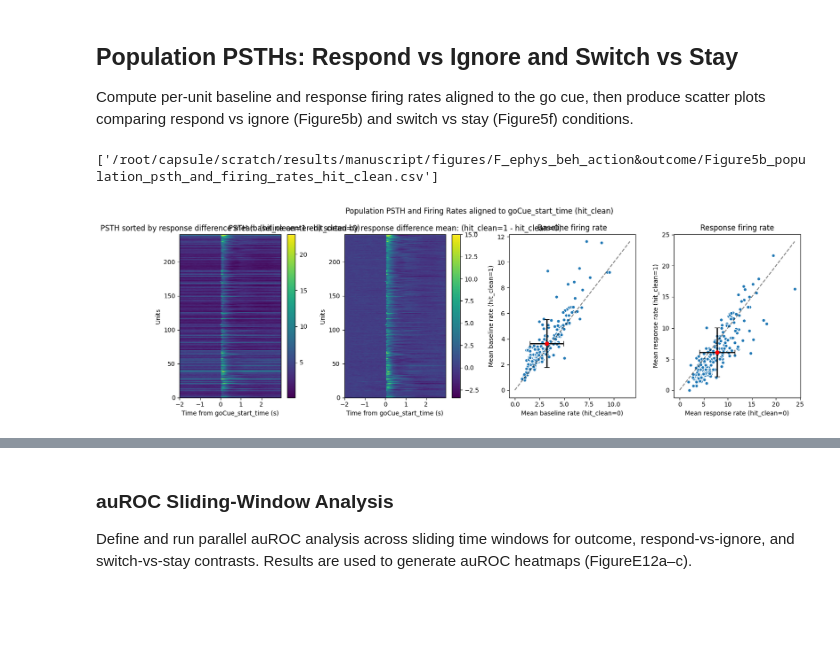
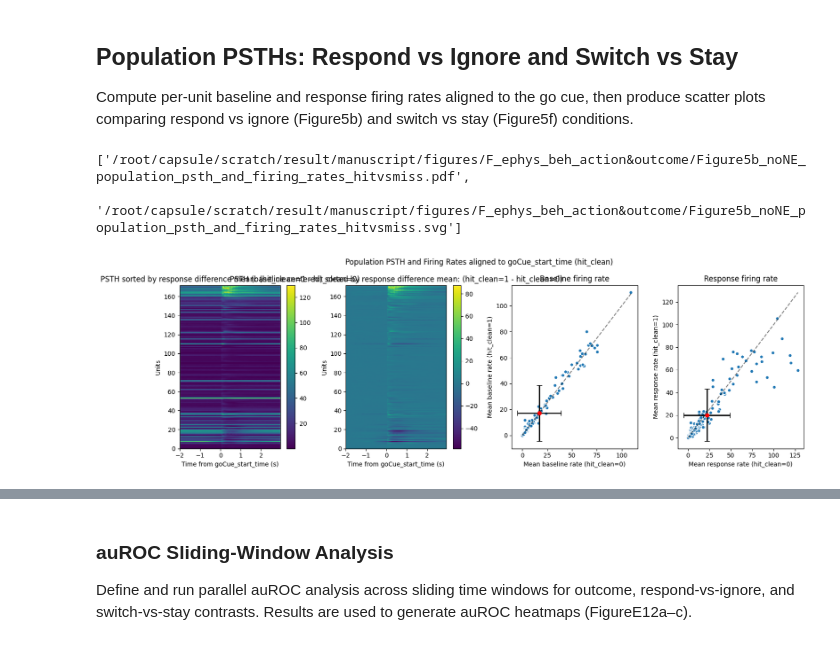
Before and after one commit to AllenNeuralDynamics/LC-beh-physiology-analysis, a Jupyter notebook: code/beh_ephys_analysis/session_combine/manuscript_figures/F_ephys_behavior_action&outcome.ipynb, the cells around one changed output, grey strips where cells are left out. Drawn from its saved outputs; the diff is of its cells as text; code cells hidden in the pictures; blank space fills up the shorter version.

```diff
--- a/code/beh_ephys_analysis/session_combine/manuscript_figures/F_ephys_behavior_action&outcome.ipynb
+++ b/code/beh_ephys_analysis/session_combine/manuscript_figures/F_ephys_behavior_action&outcome.ipynb
@@ -192,6 +192,16 @@ density = False
 combined_tagged_units_filtered, combined_tagged_units, fig, axes = apply_qc(combined_tagged_units, constraints, density=density)
 combined_tagged_units.rename(columns={'unit': 'unit_id'}, inplace=True)
 combined_tagged_units['unit_id'] = combined_tagged_units['unit_id'].apply(to_str_intlike)
+combined_tagged_units_filtered = combined_tagged_units[combined_tagged_units['selected_qc_only']].copy()
+combined_tagged_units_filtered['opto_sure'] = combined_tagged_units_filtered['selected'].values
+# Broad boundary marking all possible NE neurons
+NE_maybe = {'p_max': [0.3, 1.1],
+            'sig_counts': [4.5, 5.5]}
+
+combined_tagged_units_filtered['opto_maybe'] = (
+    combined_tagged_units_filtered['p_max'].between(*NE_maybe['p_max']) &
+    combined_tagged_units_filtered['sig_counts'].between(*NE_maybe['sig_counts'])
+)
 combined_tagged_units_filtered.rename(columns={'unit': 'unit_id'}, inplace=True)
 combined_tagged_units_filtered['unit_id'] = combined_tagged_units_filtered['unit_id'].apply(to_str_intlike)
 fig.savefig(fname=os.path.join(target_folder, f'unit_quality_metrics_summary_density_{density}.pdf'))
@@ -271,15 +283,15 @@ model_combined = model_combined.merge(combined_labeled_beh[['session', 'selected
 # model_combined = model_combined[model_combined['selected']]`
 # %%
 # Combine all features
-features_combined = pd.merge(model_combined, wf_features, on=['session', 'unit_id'], suffixes=('', '_wf'), how='outer')
-features_combined = pd.merge(features_combined, basic_ephys_df, on=['session', 'unit_id'], suffixes=('', '_be'), how='outer')
+# features_combined = pd.merge(model_combined, wf_features, on=['session', 'unit_id'], suffixes=('', '_wf'), how='outer')
+features_combined = pd.merge(model_combined, basic_ephys_df, on=['session', 'unit_id'], suffixes=('', '_be'), how='outer')
 response_tbl = pd.read_csv(
     os.path.join(capsule_dirs["manuscript_fig_prep_dir"], 'response_regression', f'response_ratio_{criteria_name}_go_cue.csv')
 )
 response_tbl['unit_id'] = response_tbl['unit'].apply(to_str_intlike)
 features_combined = features_combined.merge(response_tbl, on=['session', 'unit_id'], how='outer')
 
-features_combined = features_combined.merge(combined_tagged_units[['session', 'unit_id', 'probe', 'sex', 'x_ccf', 'y_ccf', 'z_ccf', 'tier_1', 'tier_2', 'isi_violations', 'sd']], on=['session', 'unit_id'], how='right')
+features_combined = features_combined.merge(combined_tagged_units_filtered[['session', 'unit_id', 'probe', 'sex', 'x_ccf', 'y_ccf', 'z_ccf', 'isi_violations', 'sd', 'opto_maybe', 'opto_sure']], on=['session', 'unit_id'], how='right')
 features_combined['be_filter'].fillna(False, inplace=True)
 features_combined['selected'].fillna(False, inplace=True)
 # filter with combined_tagged_units_filtered
@@ -559,7 +571,8 @@ def plot_psth_and_cat_firing_rate(features_combined, cat_col, align_time, bl_win
     # Parallel over selected units
     # ----------------------------
     mask = features_combined["selected"].values.astype(bool)
-    rows = list(features_combined[mask].to_dict("records"))
+    rows = list(features_combined.to_dict("records"))
+
 
     results = Parallel(n_jobs=-1, prefer="processes")(
         delayed(_process_one_unit)(
@@ -667,19 +680,24 @@ def plot_psth_and_cat_firing_rate(features_combined, cat_col, align_time, bl_win
 
     os.makedirs(target_folder, exist_ok=True)
     if panels is not None:
-        save_panels(fig, target_folder, f"population_psth_and_firing_rates_{cat_col}", panels, exts=('pdf', 'svg'))
+        save_panels(fig, target_folder, f"no_NE_population_psth_and_firing_rates_{cat_col}", panels, exts=('pdf', 'svg'))
     else:
-        fig.savefig(os.path.join(target_folder, f"population_psth_and_firing_rates_{cat_col}.pdf"))
-        fig.savefig(os.path.join(target_folder, f"population_psth_and_firing_rates_{cat_col}.svg"))
+        fig.savefig(os.path.join(target_folder, f"no_NE_population_psth_and_firing_rates_{cat_col}.pdf"))
+        fig.savefig(os.path.join(target_folder, f"no_NE_population_psth_and_firing_rates_{cat_col}.svg"))
     return fig, axes, mean_1_baseline, mean_1_response, mean_0_baseline, mean_0_response, sessions, unit_ids, time
+# %%
+mask_noNE = ~features_combined["opto_maybe"].values.astype(bool)
+mask = features_combined["selected"].values.astype(bool)
+features_combined_noNE = features_combined[mask_noNE].copy()
 # %%
-fig, axes, mean_1_baseline, mean_1_response, mean_0_baseline, mean_0_response, sessions, unit_ids, time = plot_psth_and_cat_firing_rate(features_combined, 'hit_clean', 'goCue_start_time', bl_win=(-2, 0.01), resp_win=(0.001, 0.3), target_folder=target_folder, panels=['Figure5b'])
-save_panels(fig, target_folder, 'population_psth_and_firing_rates_hitvsmiss', ['Figure5b'], exts=('pdf', 'svg'))
-save_panel_csv(columns_to_df(session=sessions, unit_id=unit_ids, respond_baseline=mean_1_baseline, ignore_baseline=mean_0_baseline), target_folder, 'population_psth_and_firing_rates_hit_clean', ['Figure5b'])
+fig, axes, mean_1_baseline, mean_1_response, mean_0_baseline, mean_0_response, sessions, unit_ids, time = plot_psth_and_cat_firing_rate(features_combined_noNE, 'hit_clean', 'goCue_start_time', bl_win=(-2, 0.01), resp_win=(0.001, 0.3), target_folder=target_folder, panels=['Figure5b'])
+save_panels(fig, target_folder, 'noNE_population_psth_and_firing_rates_hitvsmiss', ['Figure5b'], exts=('pdf', 'svg'))
+# save_panel_csv(columns_to_df(session=sessions, unit_id=unit_ids, respond_baseline=mean_1_baseline, ignore_baseline=mean_0_baseline), target_folder, 'population_psth_and_firing_rates_hit_clean', ['Figure5b'])
 ##Figure5b##
 # %% [output]
-['/root/capsule/scratch/results/manuscript/figures/F_ephys_beh_action&outcome/Figure5b_population_psth_and_firing_rates_hit_clean.csv']
+['/root/capsule/scratch/result/manuscript/figures/F_ephys_beh_action&outcome/Figure5b_noNE_population_psth_and_firing_rates_hitvsmiss.pdf',
+ '/root/capsule/scratch/result/manuscript/figures/F_ephys_beh_action&outcome/Figure5b_noNE_population_psth_and_firing_rates_hitvsmiss.svg']
-[figure, old version]
+[figure, new version]
 # %%
 curr_df = pd.DataFrame({
     'session': sessions,
```
Also changed, not shown: parts of 40 cells of this notebook, 11 other files.
